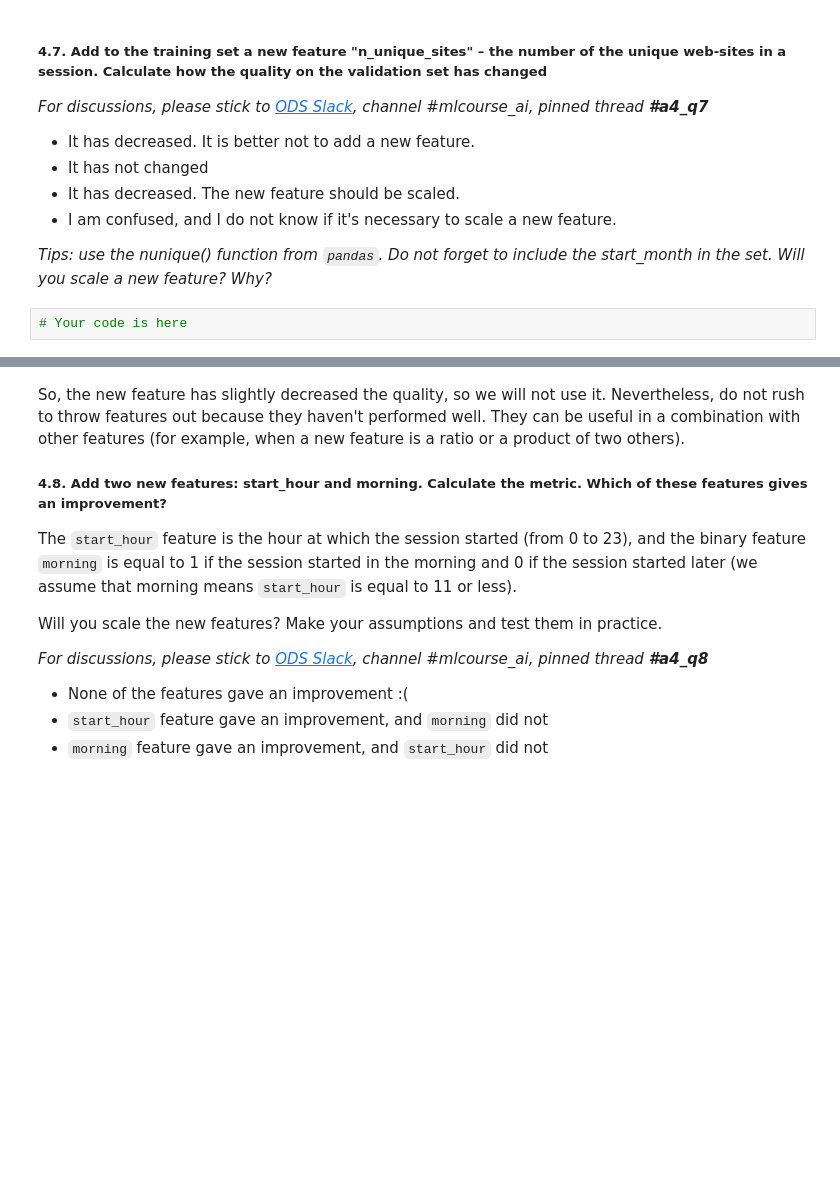
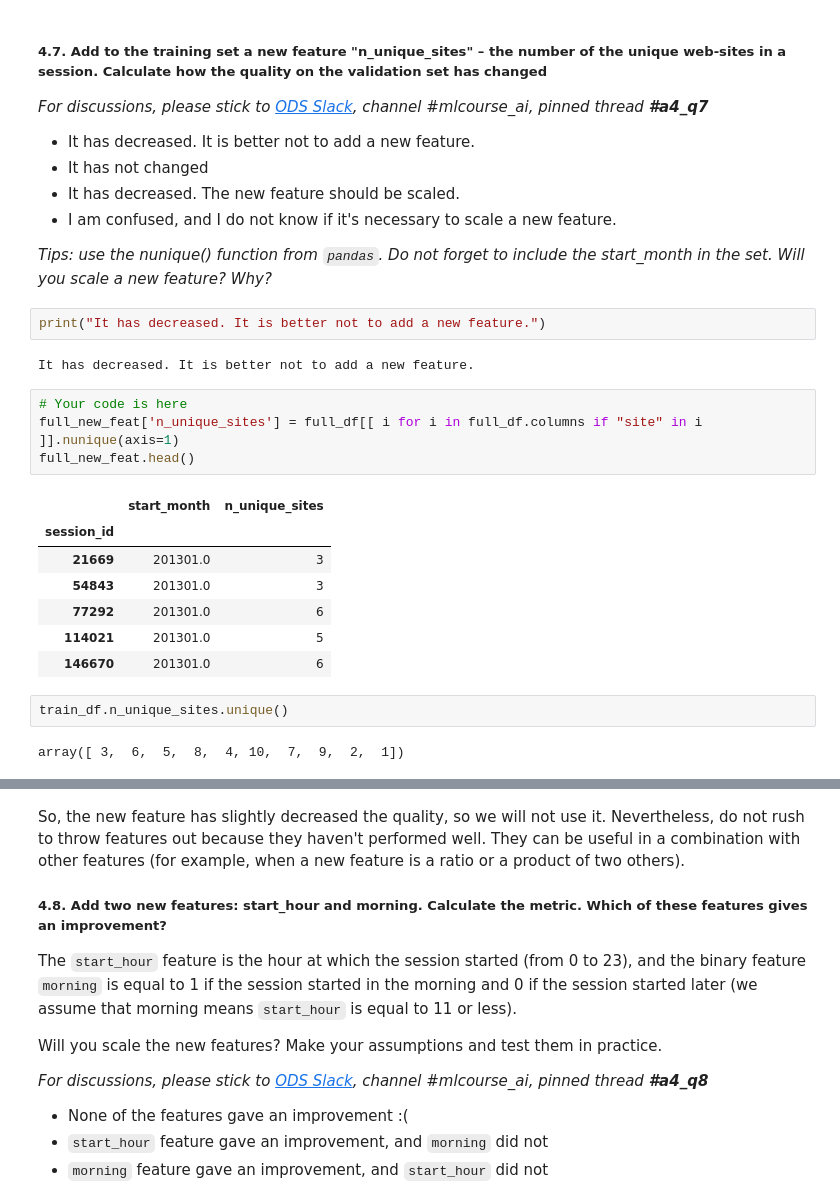
Before and after one commit to venkatraman-arumugam/mlc, a Jupyter notebook: assignment4_websites_logistic_regression.ipynb, the cells around one changed output, grey strips where cells are left out. Cells and saved outputs as stored; diff of their text form; blank space fills up the shorter version.

```diff
--- a/assignment4_websites_logistic_regression.ipynb
+++ b/assignment4_websites_logistic_regression.ipynb
@@ -566,5 +568,23 @@ print(get_auc_lr_valid(X_train, y_train))
 - I am confused, and I do not know if it's necessary to scale a new feature.
 
 *Tips: use the nunique() function from `pandas`. Do not forget to include the start_month in the set. Will you scale a new feature? Why?*
-# %%
-# Your code is here
+# %%
+print("It has decreased. It is better not to add a new feature.")
+# %% [output]
+It has decreased. It is better not to add a new feature.
+# %%
+# Your code is here
+full_new_feat['n_unique_sites'] = full_df[[ i for i in full_df.columns if "site" in i ]].nunique(axis=1)
+full_new_feat.head()
+# %% [output]
+|  | start_month | n_unique_sites |
+| session_id |  |  |
+| 21669 | 201301.0 | 3 |
+| 54843 | 201301.0 | 3 |
+| 77292 | 201301.0 | 6 |
+| 114021 | 201301.0 | 5 |
+| 146670 | 201301.0 | 6 |
+# %%
+train_df.n_unique_sites.unique()
+# %% [output]
+array([ 3,  6,  5,  8,  4, 10,  7,  9,  2,  1])
```
Also changed, not shown: parts of 14 cells of this notebook.
